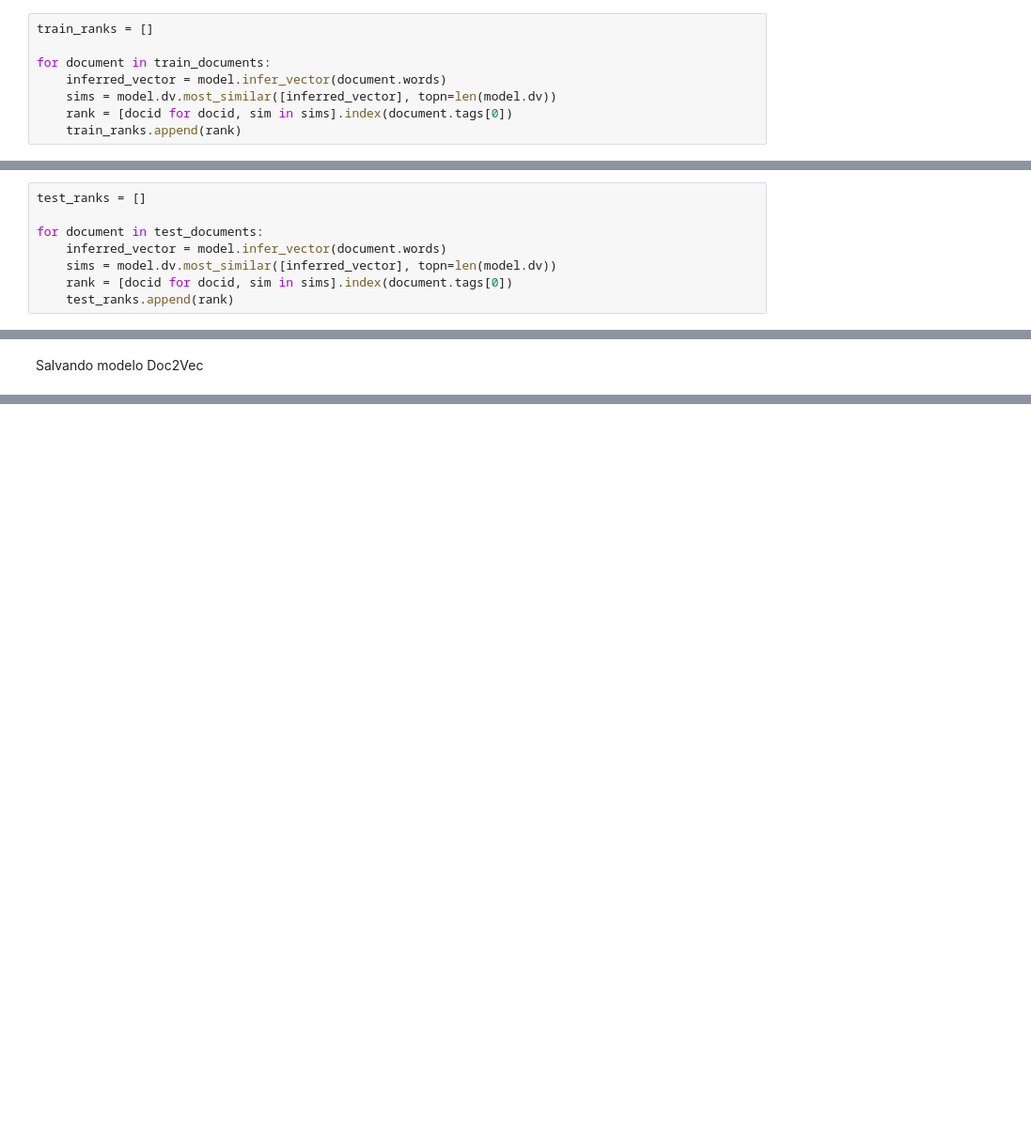
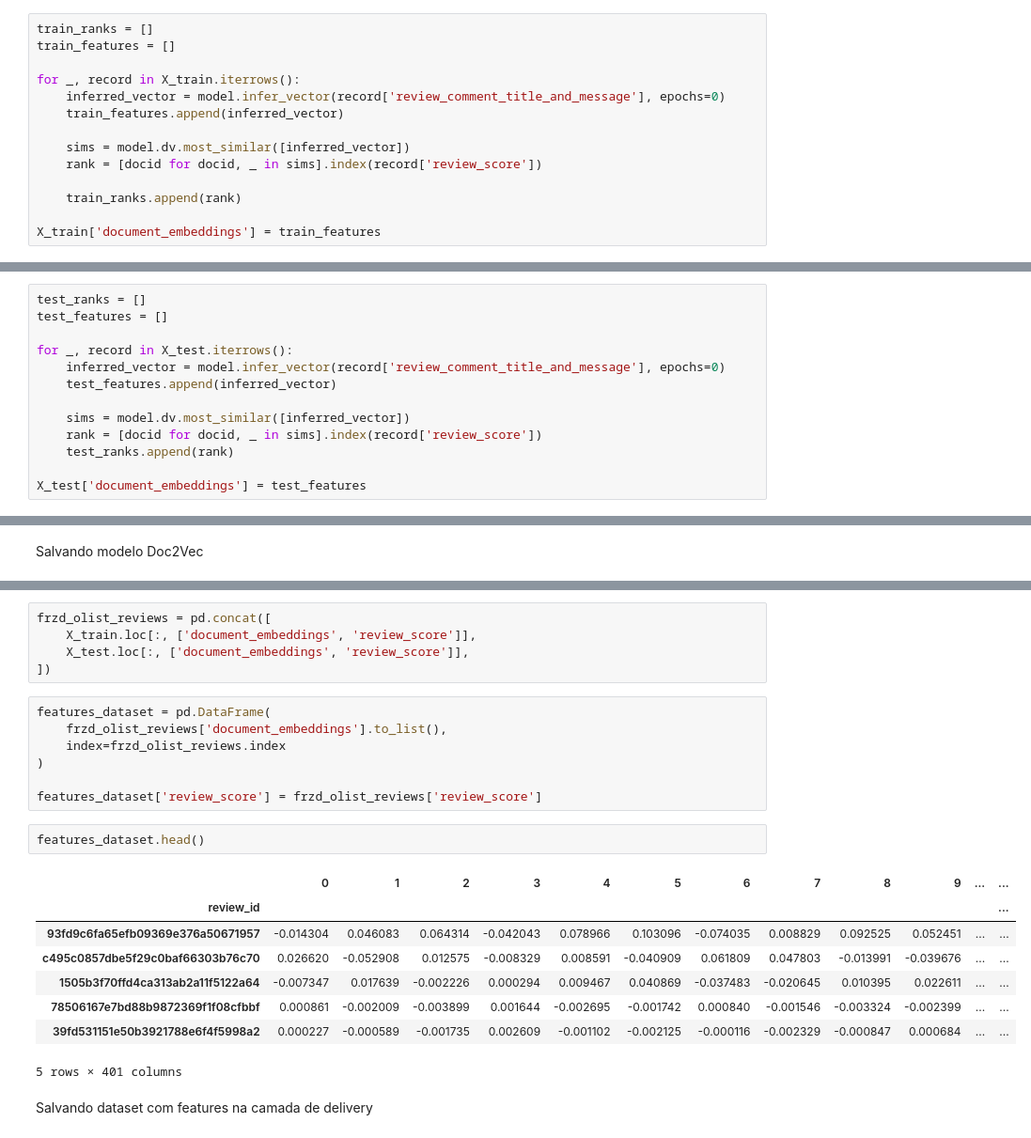
Before and after one commit to Squinelato/eEDB-002-2024-3, a Jupyter notebook: preprocessing/featured_layer.ipynb, the cells around one changed output, grey strips where cells are left out. Shown at 94% size. Saved outputs shown, nothing was run; the diff lists cells and outputs as text; blank space fills up the shorter version.

Commit message:
feat: creating featured dataset for machine learning purposes

```diff
--- a/preprocessing/featured_layer.ipynb
+++ b/preprocessing/featured_layer.ipynb
@@ -111,12 +113,18 @@ model.train(
 Teste de 'sanidade', calculando similaridade de documentos em relação ao conjunto todo
 # %%
 train_ranks = []
+train_features = []
 
-for document in train_documents:
-    inferred_vector = model.infer_vector(document.words)
-    sims = model.dv.most_similar([inferred_vector], topn=len(model.dv))
-    rank = [docid for docid, sim in sims].index(document.tags[0])
+for _, record in X_train.iterrows():
+    inferred_vector = model.infer_vector(record['review_comment_title_and_message'], epochs=0)
+    train_features.append(inferred_vector)
+
+    sims = model.dv.most_similar([inferred_vector])
+    rank = [docid for docid, _ in sims].index(record['review_score'])
+
     train_ranks.append(rank)
+
+X_train['document_embeddings'] = train_features
 # %%
 collections.Counter(train_ranks)
 # %% [output]
@@ -126,11 +134,16 @@ x de 18721 avaliações (x %) são similares a elas mesmas, o que é um bom sina
 # %%
 test_ranks = []
+test_features = []
 
-for document in test_documents:
-    inferred_vector = model.infer_vector(document.words)
-    sims = model.dv.most_similar([inferred_vector], topn=len(model.dv))
-    rank = [docid for docid, sim in sims].index(document.tags[0])
+for _, record in X_test.iterrows():
+    inferred_vector = model.infer_vector(record['review_comment_title_and_message'], epochs=0)
+    test_features.append(inferred_vector)
+
+    sims = model.dv.most_similar([inferred_vector])
+    rank = [docid for docid, _ in sims].index(record['review_score'])
     test_ranks.append(rank)
+
+X_test['document_embeddings'] = test_features
 # %%
 collections.Counter(test_ranks)
 # %% [output]
@@ -201,0 +235,25 @@ model.save('../model/doc2vec_telecom_pandemic_claims')
+# %%
+frzd_olist_reviews = pd.concat([
+    X_train.loc[:, ['document_embeddings', 'review_score']],
+    X_test.loc[:, ['document_embeddings', 'review_score']],
+])
+# %%
+features_dataset = pd.DataFrame(
+    frzd_olist_reviews['document_embeddings'].to_list(),
+    index=frzd_olist_reviews.index
+)
+
+features_dataset['review_score'] = frzd_olist_reviews['review_score']
+# %%
+features_dataset.head()
+# %% [output]
+|  | 0 | 1 | 2 | 3 | 4 | 5 | 6 | 7 | 8 | 9 | ... | ... |
+| review_id |  |  |  |  |  |  |  |  |  |  |  | ... |
+| 93fd9c6fa65efb09369e376a50671957 | -0.014304 | 0.046083 | 0.064314 | -0.042043 | 0.078966 | 0.103096 | -0.074035 | 0.008829 | 0.092525 | 0.052451 | ... | ... |
+| c495c0857dbe5f29c0baf66303b76c70 | 0.026620 | -0.052908 | 0.012575 | -0.008329 | 0.008591 | -0.040909 | 0.061809 | 0.047803 | -0.013991 | -0.039676 | ... | ... |
+| 1505b3f70ffd4ca313ab2a11f5122a64 | -0.007347 | 0.017639 | -0.002226 | 0.000294 | 0.009467 | 0.040869 | -0.037483 | -0.020645 | 0.010395 | 0.022611 | ... | ... |
+| 78506167e7bd88b9872369f1f08cfbbf | 0.000861 | -0.002009 | -0.003899 | 0.001644 | -0.002695 | -0.001742 | 0.000840 | -0.001546 | -0.003324 | -0.002399 | ... | ... |
+| 39fd531151e50b3921788e6f4f5998a2 | 0.000227 | -0.000589 | -0.001735 | 0.002609 | -0.001102 | -0.002125 | -0.000116 | -0.002329 | -0.000847 | 0.000684 | ... | ... |
+5 rows × 401 columns
+# %% [markdown]
+Salvando dataset com features na camada de delivery
```
Also changed, not shown: parts of 20 cells of this notebook, 1 other file.
